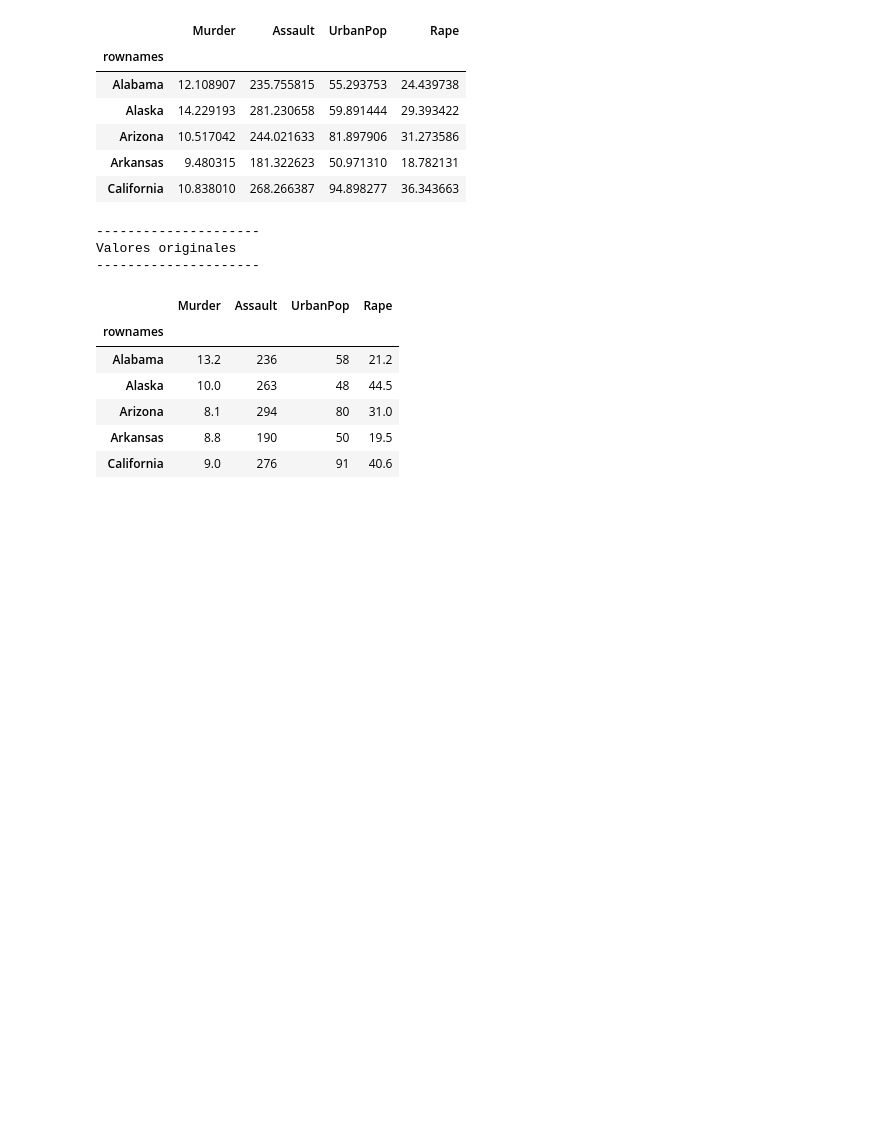
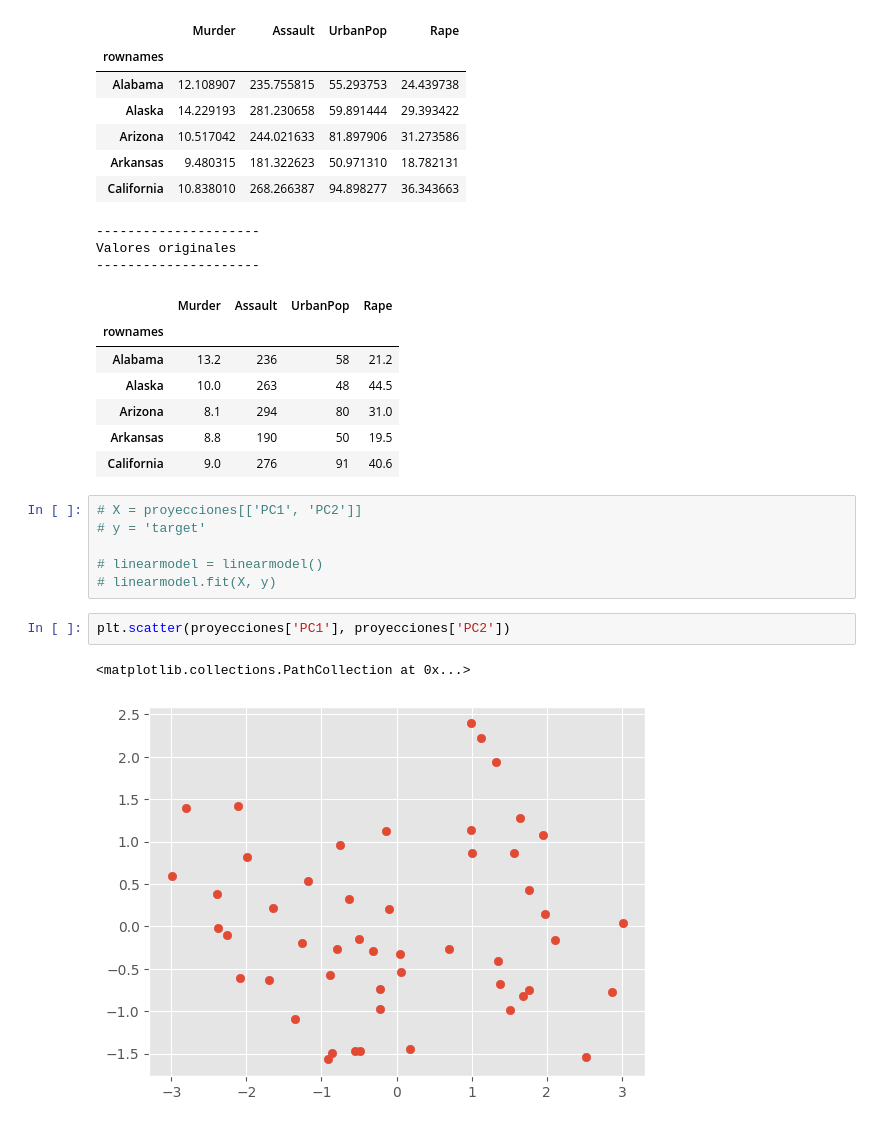
Before and after one commit to Mlcruz9/DS_TheBridgeBBK_SBIL2023, a Jupyter notebook: 3-Machine_Learning/2-No_Supervisado/2-PCA/Teoria/1_PCA_USArrest.ipynb, the cells around one changed output. Cells and saved outputs as stored; diff of their text form; blank space fills up the shorter version.

```diff
--- a/3-Machine_Learning/2-No_Supervisado/2-PCA/Teoria/1_PCA_USArrest.ipynb
+++ b/3-Machine_Learning/2-No_Supervisado/2-PCA/Teoria/1_PCA_USArrest.ipynb
@@ -347,3 +367,14 @@ Valores originales
 | Arizona | 8.1 | 294 | 80 | 31.0 |
 | Arkansas | 8.8 | 190 | 50 | 19.5 |
 | California | 9.0 | 276 | 91 | 40.6 |
+# %%
+# X = proyecciones[['PC1', 'PC2']]
+# y = 'target'
+
+# linearmodel = linearmodel()
+# linearmodel.fit(X, y)
+# %%
+plt.scatter(proyecciones['PC1'], proyecciones['PC2'])
+# %% [output]
+<matplotlib.collections.PathCollection at 0x...>
+[figure, added]
```
Also changed, not shown: parts of 5 cells of this notebook, 29 other files.
